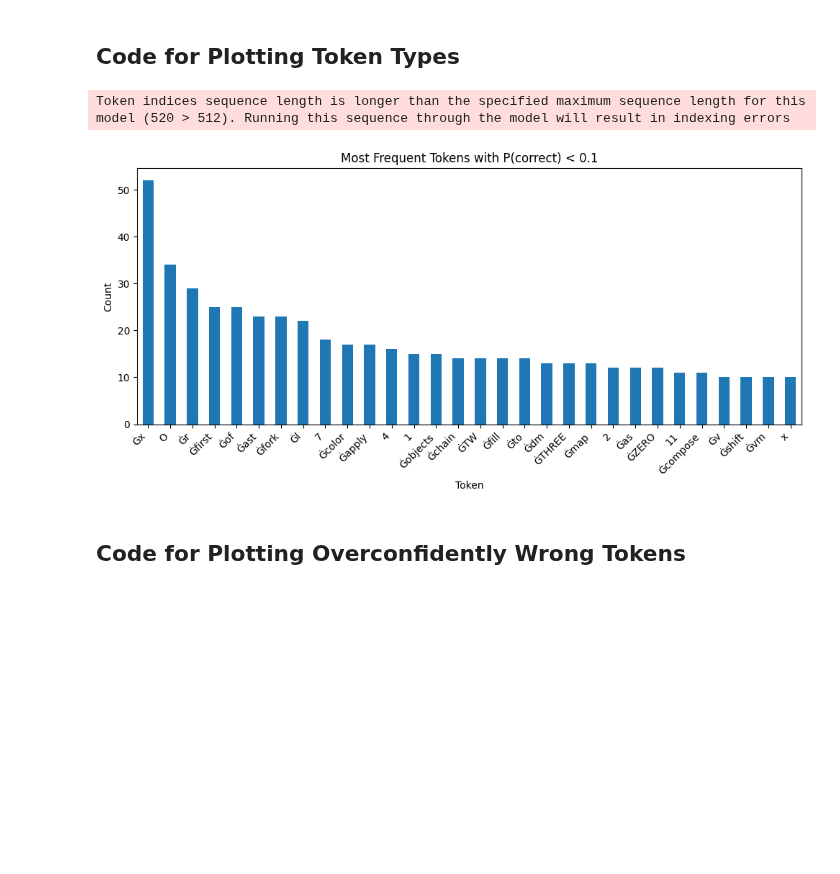
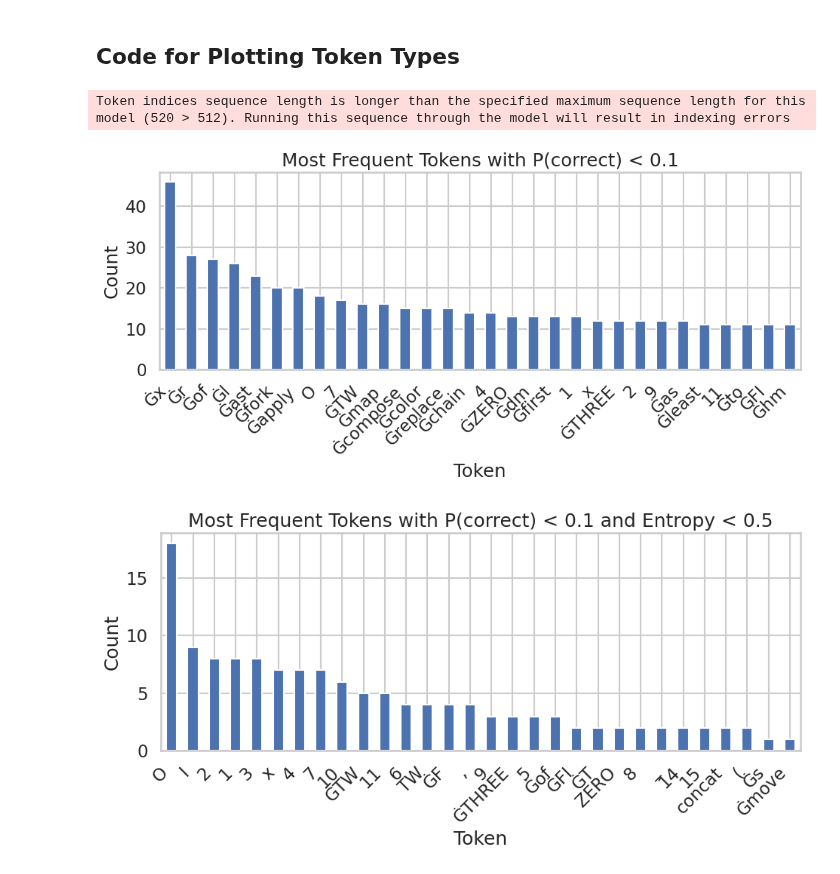
Before and after one commit to MGWSimpson/AlphaARC, a Jupyter notebook: analysis/identifying_breakpoints.ipynb, the cells around one changed output. Drawn from its saved outputs; the diff is of its cells as text; code cells hidden in the pictures; blank space fills up the shorter version.

```diff
--- a/analysis/identifying_breakpoints.ipynb
+++ b/analysis/identifying_breakpoints.ipynb
@@ -443,9 +460,9 @@ def output_token_distribution_at_position(task_id, tokens, probs, tokenizer, pos
     plt.show()
 
 
-task_id= '25ff71a9'
-tokens, p_token = compute_probs_for_task(task_id,  model_path='../finetune-checkpoint/dev-checkpoint')
+task_id= '68b16354'
+tokens, p_token = compute_probs_for_task(task_id,  model_path='../finetune/2025-06-16_01-31-36/checkpoint-80')
 
 
-output_token_distribution_at_position(task_id, tokens, p_token, AutoTokenizer.from_pretrained('Salesforce/codet5p-220m'), position= 4, top_k=20)
+output_token_distribution_at_position(task_id, tokens, p_token, AutoTokenizer.from_pretrained('Salesforce/codet5p-220m'), position= 3, top_k=20)
 # %% [output]
@@ -537,6 +576,11 @@ Token indices sequence length is longer than the specified maximum sequence leng
 # %% [markdown]
 ## Code for Plotting Token Types
 # %%
+import seaborn as sns
+import matplotlib.pyplot as plt
+
+sns.set(style="whitegrid", context="talk")
+
 
 def compute_probs_and_token_ids(tasks, model_path, tokenizer_path='Salesforce/codet5p-220m'):
     model = T5ForConditionalGeneration.from_pretrained(model_path)
@@ -544,44 +588,66 @@ def compute_probs_and_token_ids(tasks, model_path, tokenizer_path='Salesforce/co
 
     token_probs = []
     tokens = []
+    entropies = []
     for task_id in tasks:
         task = Task.from_json(f'../data/training/{task_id}.json')
-        t, p_token, _= compute_logits(task, model, tokenizer)
+        t, p_token, ent = compute_logits(task, model, tokenizer)
 
         tokens.extend(t)
         token_probs.extend(p_token)
+        entropies.extend(ent)
 
-    return tokens, token_probs
+    return tokens, token_probs, entropies
 
 
 
 def display_token_type_data(dataframe):
     low_conf_df = df[df['p_correct'] < 0.1]
 
     token_counts = low_conf_df['token'].value_counts().head(30)
 
     plt.figure(figsize=(10, 5))
     token_counts.plot(kind='bar')
     plt.title('Most Frequent Tokens with P(correct) < 0.1')
     plt.xlabel('Token')
     plt.ylabel('Count')
     plt.xticks(rotation=45, ha='right')
     plt.tight_layout()
     plt.savefig('../figures/low-prob-correct-tokens.png')
     plt.show()
 
 
+def display_token_type_and_overconfident_data(dataframe):
+    low_conf_df = df[(df['p_correct'] < 0.1) & (df['entropies'] < 0.5)]
 
-tokens, token_probs = compute_probs_and_token_ids(validation_tasks, '../finetune/2025-05-27_17-42-37/checkpoint-1650' )
+    token_counts = low_conf_df['token'].value_counts().head(30)
+
+    plt.figure(figsize=(10, 5))
+    token_counts.plot(kind='bar')
+    plt.title('Most Frequent Tokens with P(correct) < 0.1 and Entropy < 0.5')
+    plt.xlabel('Token')
+    plt.ylabel('Count')
+    plt.xticks(rotation=45, ha='right')
+    plt.tight_layout()
+    plt.savefig('../figures/low-prob-correct-tokens-low-entropy.png')
+    plt.show()
+
+
+
+
+
+
+tokens, token_probs, entropies = compute_probs_and_token_ids(validation_tasks, '../finetune/2025-06-16_01-31-36/checkpoint-80' )
 
 df = pd.DataFrame({
     'token': tokens,
-    'p_correct': token_probs
+    'p_correct': token_probs,
+    'entropies': entropies
 })
 
 display_token_type_data(df )
+display_token_type_and_overconfident_data(df)
 # %% [output]
 Token indices sequence length is longer than the specified maximum sequence length for this model (520 > 512). Running this sequence through the model will result in indexing errors
-[figure, old version]
+[figure, new version]
+[figure, added]
-# %% [markdown]
-## Code for Plotting Overconfidently Wrong Tokens
```
Also changed, not shown: parts of 11 cells of this notebook, 21 other files.
